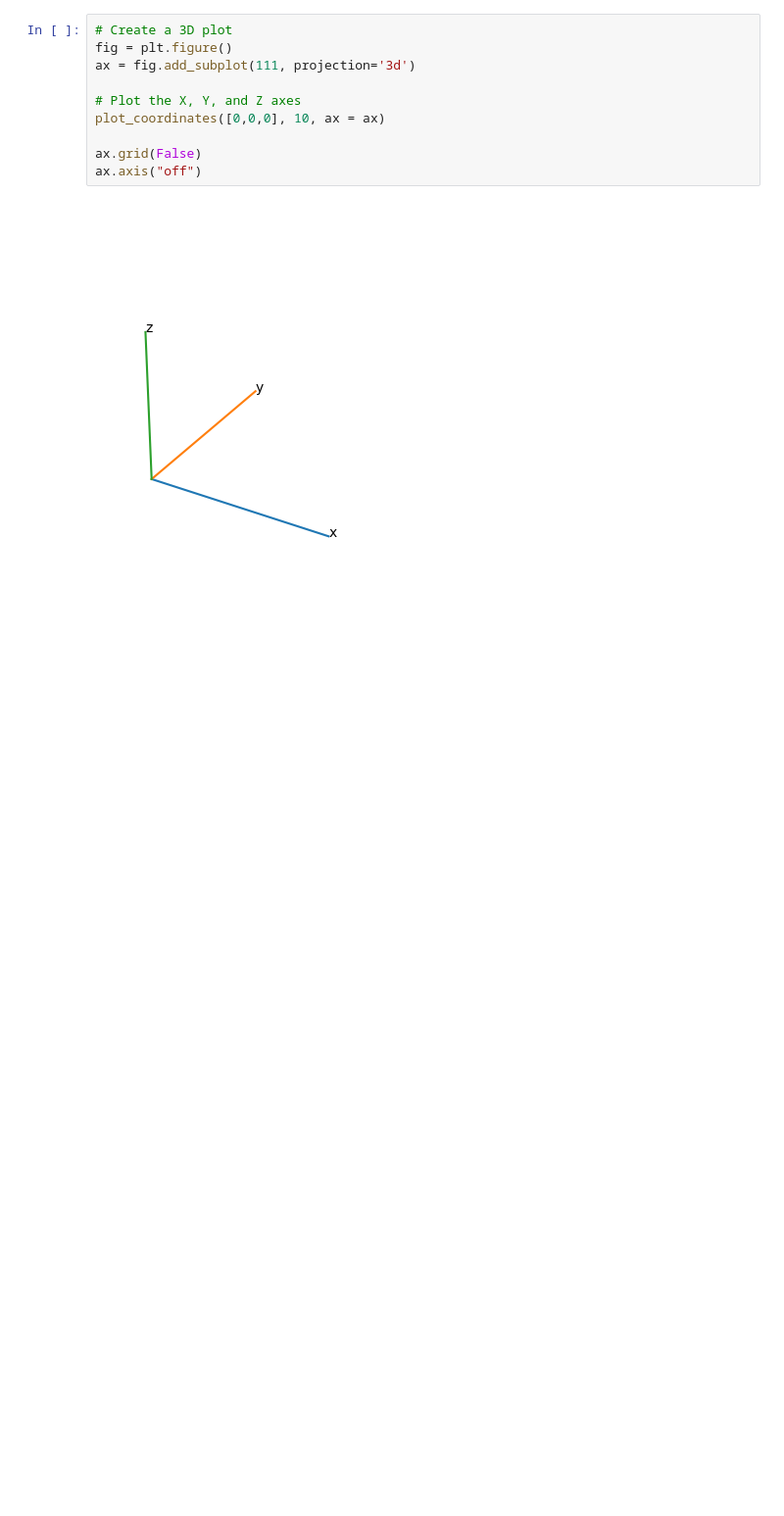
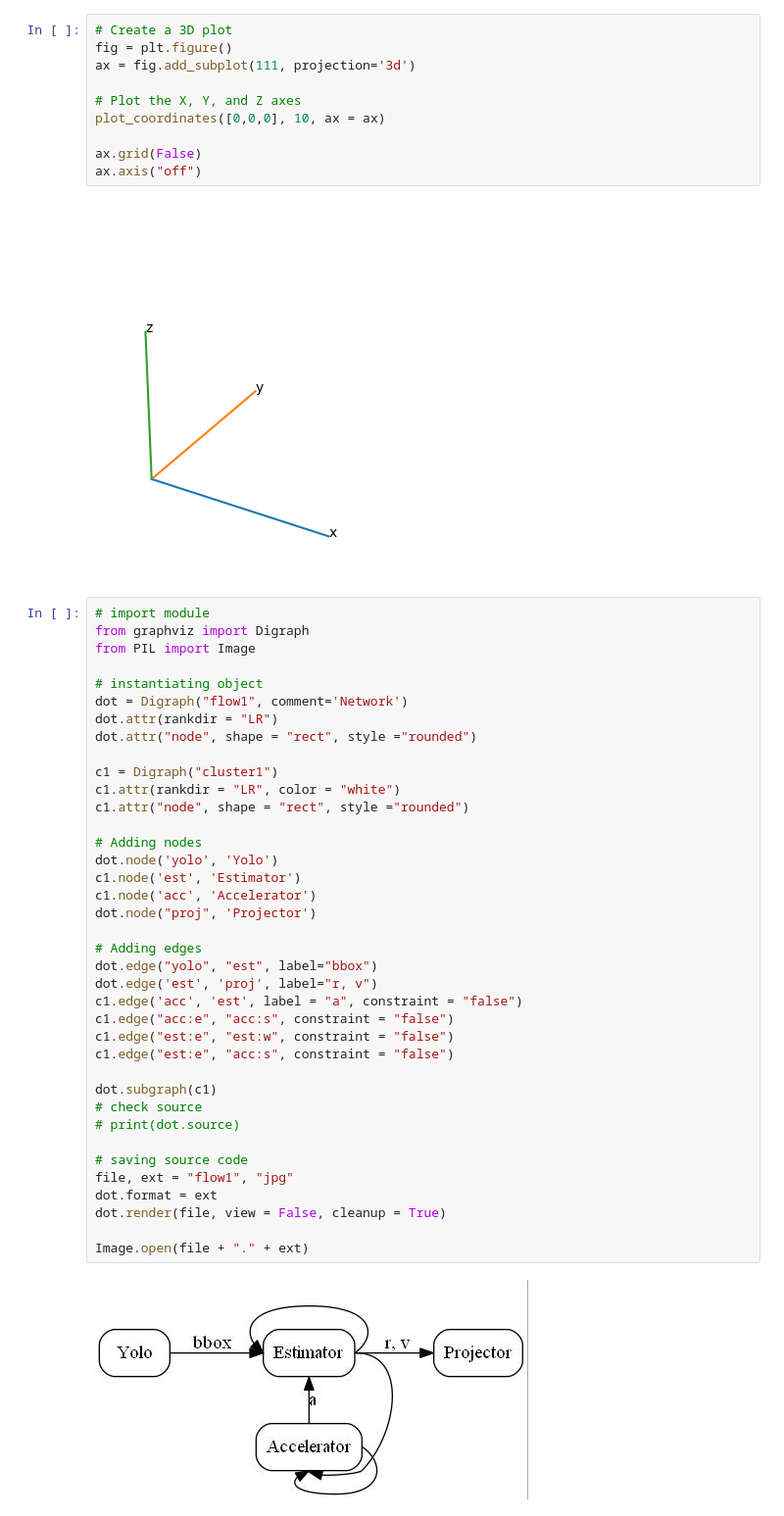
Before and after one commit to zcheng10/pdl, a Jupyter notebook: theory/illustrate.ipynb, the cells around one changed output. Shown: that part at 98% size. Cells and saved outputs as stored; diff of their text form; blank space fills up the shorter version.

```diff
--- a/theory/illustrate.ipynb
+++ b/theory/illustrate.ipynb
@@ -37,3 +38,43 @@ ax.grid(False)
 ax.axis("off")
 # %% [output]
 [figure]
+# %%
+# import module
+from graphviz import Digraph
+from PIL import Image
+
+# instantiating object
+dot = Digraph("flow1", comment='Network')
+dot.attr(rankdir = "LR")
+dot.attr("node", shape = "rect", style ="rounded")
+
+c1 = Digraph("cluster1")
+c1.attr(rankdir = "LR", color = "white")
+c1.attr("node", shape = "rect", style ="rounded")
+
+# Adding nodes
+dot.node('yolo', 'Yolo')
+c1.node('est', 'Estimator')
+c1.node('acc', 'Accelerator')
+dot.node("proj", 'Projector')
+
+# Adding edges
+dot.edge("yolo", "est", label="bbox")
+dot.edge('est', 'proj', label="r, v")
+c1.edge('acc', 'est', label = "a", constraint = "false")
+c1.edge("acc:e", "acc:s", constraint = "false")
+c1.edge("est:e", "est:w", constraint = "false")
+c1.edge("est:e", "acc:s", constraint = "false")
+
+dot.subgraph(c1)
+# check source
+# print(dot.source)
+
+# saving source code
+file, ext = "flow1", "jpg"
+dot.format = ext
+dot.render(file, view = False, cleanup = True)
+
+Image.open(file + "." + ext)
+# %% [output]
+[figure, added]
```
Also changed, not shown: parts of 2 cells of this notebook, 3 other files.
